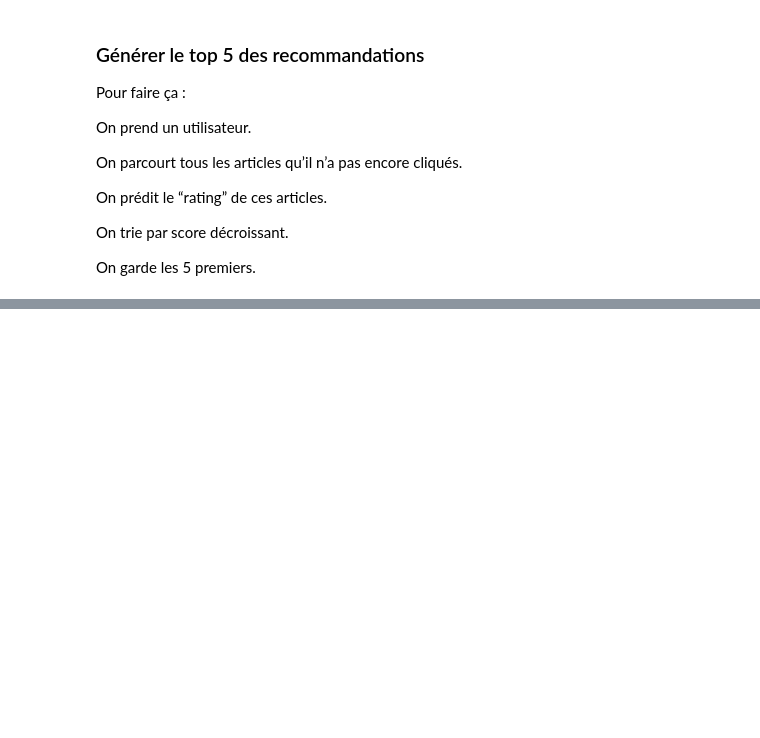
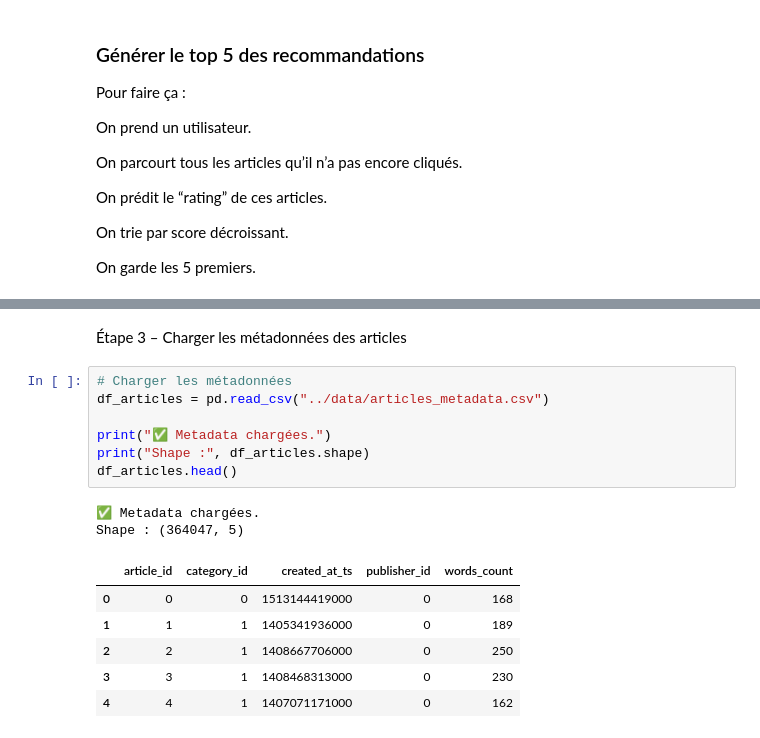
Before and after one commit to LukasClave06/reco_openclassroom, a Jupyter notebook: notebooks/analyse_explo_et_modeles.ipynb, the cells around one changed output, grey strips where cells are left out. Saved outputs shown, nothing was run; the diff lists cells and outputs as text; blank space fills up the shorter version.

```diff
--- a/notebooks/analyse_explo_et_modeles.ipynb
+++ b/notebooks/analyse_explo_et_modeles.ipynb
@@ -327,0 +399,18 @@ SyntaxError: invalid syntax. Perhaps you forgot a comma? (95994066.py, line 1)
+# %% [markdown]
+Étape 3 – Charger les métadonnées des articles
+# %%
+# Charger les métadonnées
+df_articles = pd.read_csv("../data/articles_metadata.csv")
+
+print("✅ Metadata chargées.")
+print("Shape :", df_articles.shape)
+df_articles.head()
+# %% [output]
+✅ Metadata chargées.
+Shape : (364047, 5)
+|  | article_id | category_id | created_at_ts | publisher_id | words_count |
+| 0 | 0 | 0 | 1513144419000 | 0 | 168 |
+| 1 | 1 | 1 | 1405341936000 | 0 | 189 |
+| 2 | 2 | 1 | 1408667706000 | 0 | 250 |
+| 3 | 3 | 1 | 1408468313000 | 0 | 230 |
+| 4 | 4 | 1 | 1407071171000 | 0 | 162 |
```
Also changed, not shown: parts of 21 cells of this notebook, 4 other files.
